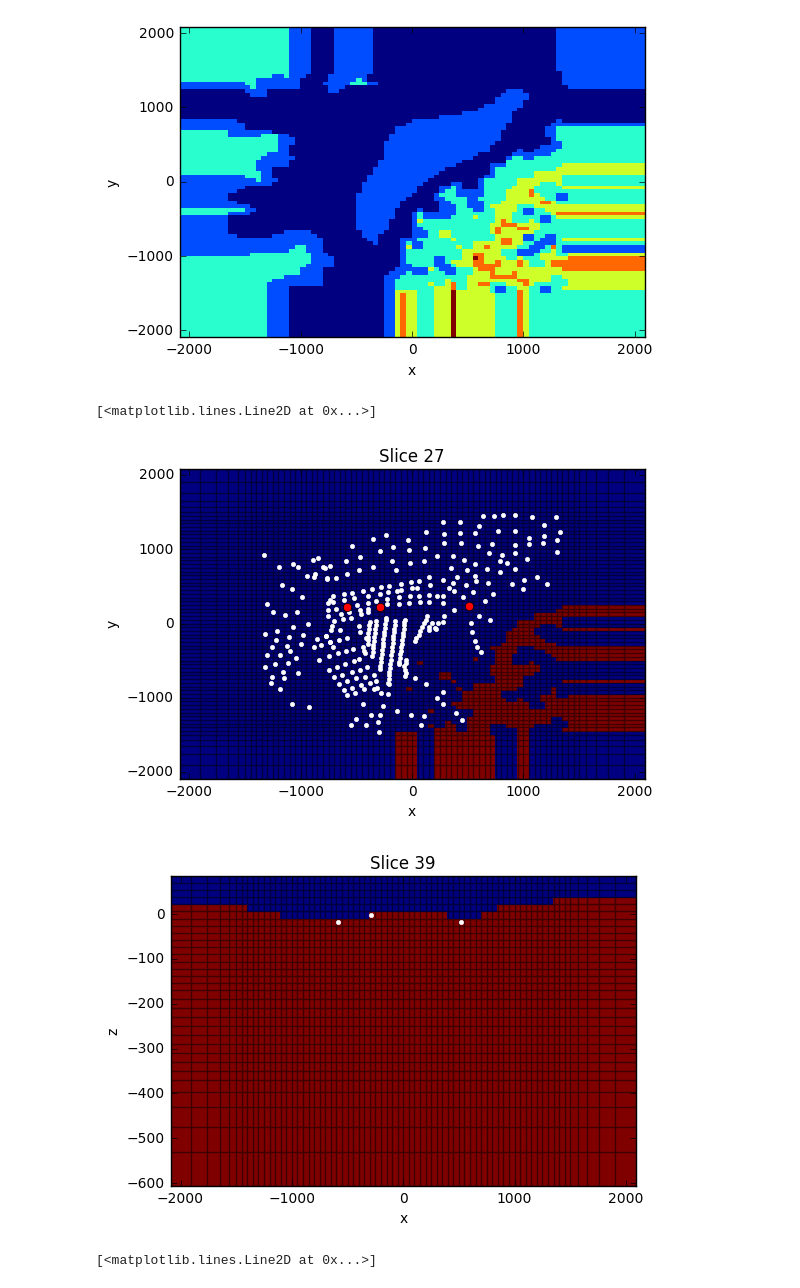
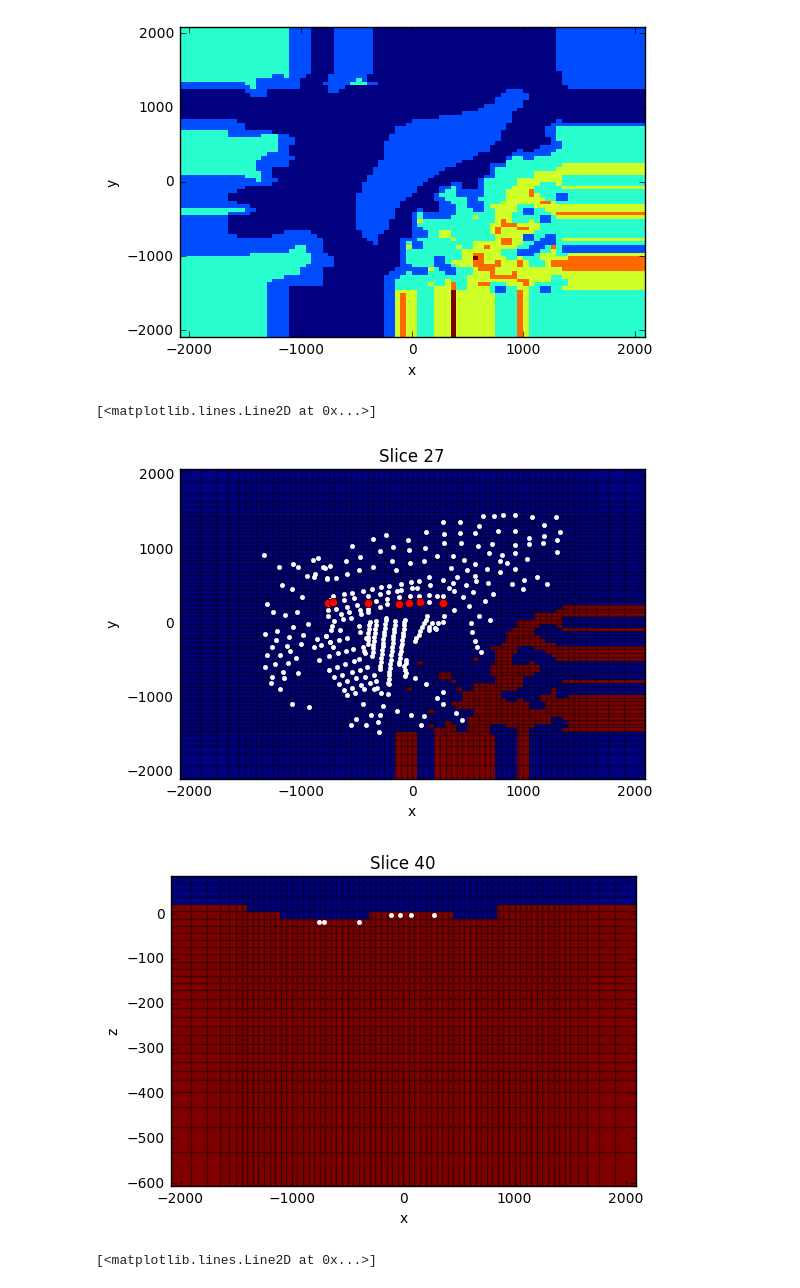
Before and after one commit to sgkang/DamGeophysics, a Jupyter notebook: notebook/Geothermal_Pohang.ipynb, the cells around one changed output. Drawn from its saved outputs; the diff is of its cells as text; code cells hidden in the pictures.

```diff
--- a/notebook/Geothermal_Pohang.ipynb
+++ b/notebook/Geothermal_Pohang.ipynb
@@ -116,18 +118,18 @@ xyzlocInv = np.c_[xyzlocInv[:,:2], xyzlocInv[:,2]]
 sigma = np.ones(mesh.nC)*1e-3
 sigma[~actind] = 1e-8
 # %%
-indy = 39
+indy = 40
 indstemp = abs(xyzlocInv[:,1]-mesh.vectorCCy[indy]) < 10.
 mesh.plotSlice(actind, normal="Z", ind=27, grid=True)
 plt.plot(dataInv[:,0], dataInv[:,1], 'w.')
 plt.plot(dataInv[indstemp,0], dataInv[indstemp,1], 'ro')
 
 mesh.plotSlice(sigma, normal="Y", grid=True, ind = indy)
 plt.plot(xyzlocInv[indstemp,0], xyzlocInv[indstemp,2], 'w.')
 # %% [output]
 [<matplotlib.lines.Line2D at 0x...>]
-[figure, old version]
+[figure, new version]
-[figure, old version]
+[figure, new version]
 # %%
 mesh.plotSlice(actind, normal="Z", ind=20, grid=True)
 plt.plot(dataInv[:,0], dataInv[:,1], 'w.')
```
Also changed, not shown: parts of 16 cells of this notebook, 2 other files.
